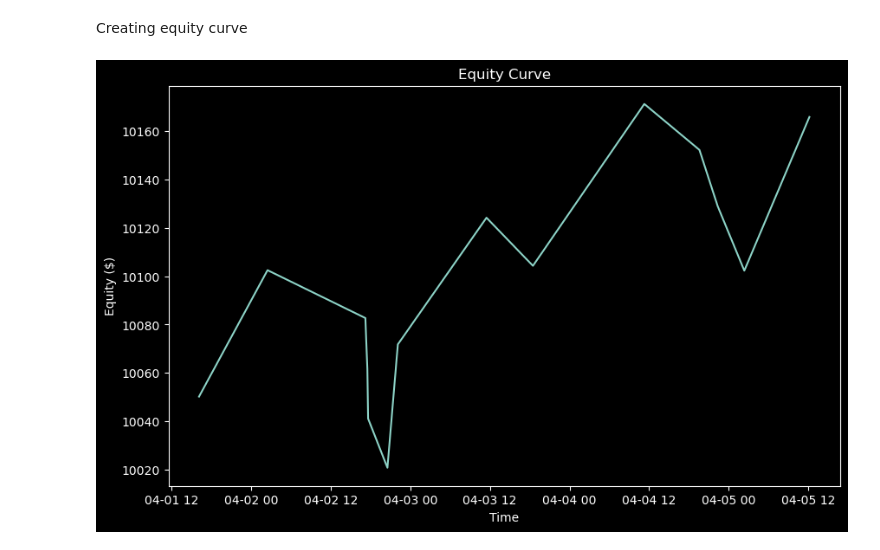
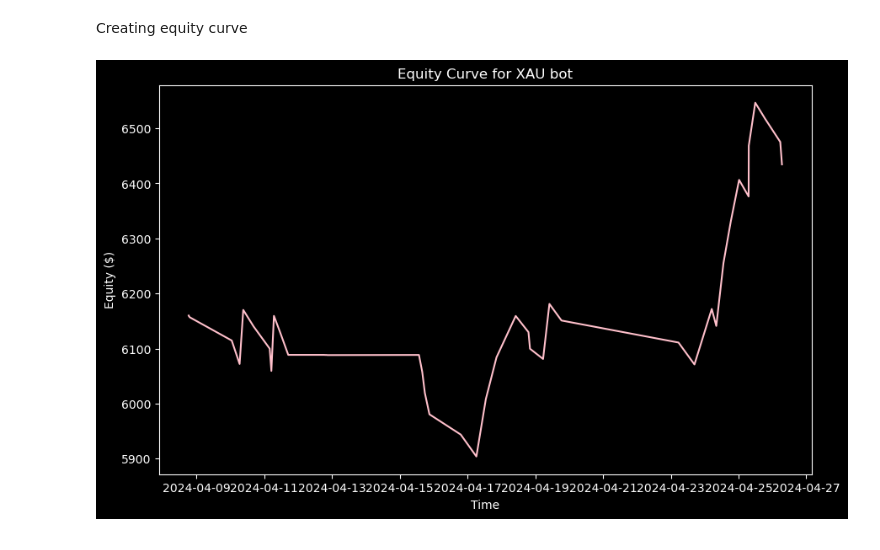
Before and after one commit to KhizarImran/AlgoTrading, a Jupyter notebook: Quant_Research/Account analysis/icmarkets_demo.ipynb, the cells around one changed output. Cells and saved outputs as stored; diff of their text form; code cells hidden in the pictures.

```diff
--- a/Quant_Research/Account analysis/icmarkets_demo.ipynb
+++ b/Quant_Research/Account analysis/icmarkets_demo.ipynb
@@ -38,7 +38,7 @@ mt5.history_deals_get(datetime(2024,1,1),datetime.now(), symbol ="XAUUSD")
 # %% [markdown]
 Turning the data into a pandas dataframe so it can be analysed
 # %%
-martingale_xau_data = mt5.history_deals_get(datetime(2024,4,1),datetime.now(), symbol ="XAUUSD")
+martingale_xau_data = mt5.history_deals_get(datetime(2024,4,1),(datetime.now() + timedelta(hours=3)), symbol ="XAUUSD")
 martingale_xau = {
     'time': [datetime.fromtimestamp(deal.time) for deal in martingale_xau_data],
     'ticket': [deal.ticket for deal in martingale_xau_data],
@@ -49,6 +49,6 @@ martingale_xau = {
 }
 martingale_xau = pd.DataFrame(martingale_xau)
 martingale_xau = martingale_xau[martingale_xau['profit'] != 0]
-martingale_xau
+martingale_xau.tail(5)
 # %% [output]
 |  | time | ticket | profit | swap | volume | symbol |
@@ -69,15 +60,15 @@ martingale_xau
 # %% [markdown]
 Creating equity curve
 # %%
-initial_balance = 10000
-equity = np.cumsum(martingale_xau['profit']) + initial_balance
+icmarkets = 160 # first week profits on icmarkets
+equity = np.cumsum(martingale_xau['profit']) + icmarkets
 
 plt.figure(figsize=(10, 6))
-plt.plot(martingale_xau['time'], equity)
+plt.plot(martingale_xau['time'], equity, color = 'pink')
 plt.xlabel('Time')
-plt.ylabel('Martingale XAU Equity ($)')
-plt.title('Equity Curve')
+plt.ylabel('Equity ($)')
+plt.title('Equity Curve for XAU bot')
 plt.grid(False)
 plt.show()
 # %% [output]
-[figure, old version]
+[figure, new version]
```
Also changed, not shown: parts of 3 cells of this notebook, 5 other files.
